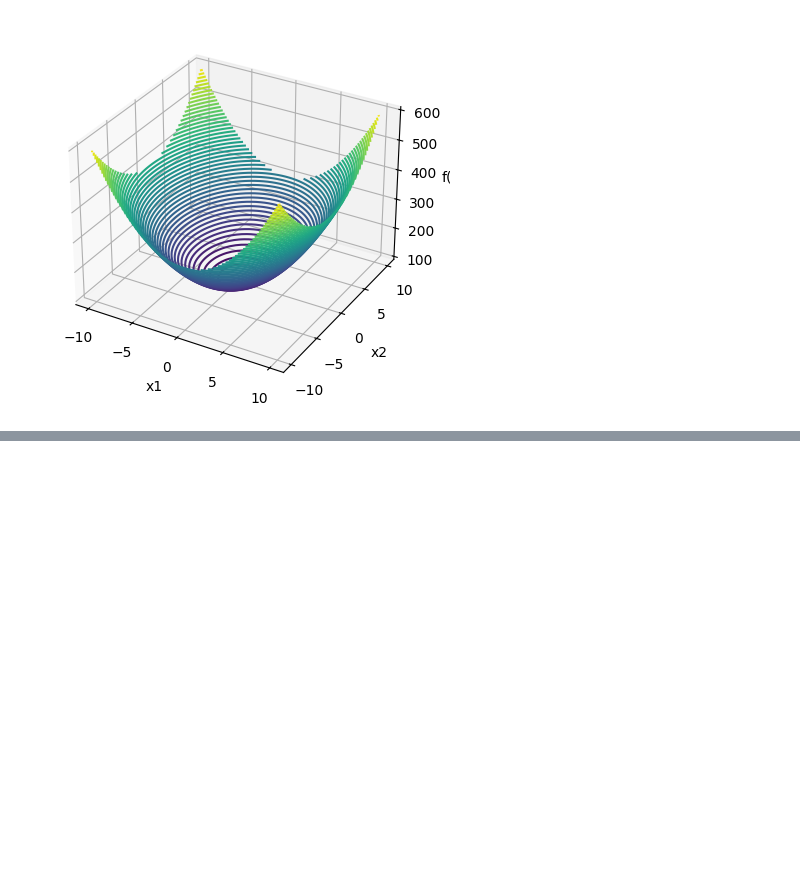
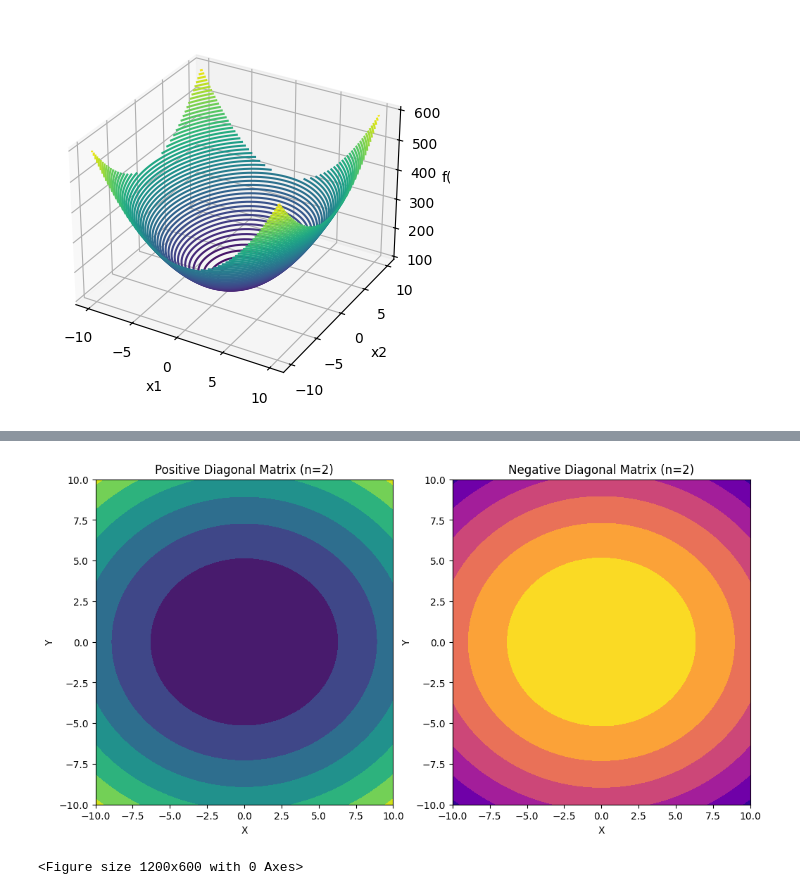
Before and after one commit to MBAhmadi/Math-in-ML, a Jupyter notebook: P5.ipynb, the cells around one changed output, grey strips where cells are left out. Cells and saved outputs as stored; diff of their text form; code cells hidden in the pictures; blank space fills up the shorter version.

```diff
--- a/P5.ipynb
+++ b/P5.ipynb
@@ -46,0 +100,80 @@ plt.show()
+# %%
+import numpy as np
+import matplotlib.pyplot as plt
+from mpl_toolkits.mplot3d import Axes3D
+
+# تعریف بردارهای x و y در فضای دو بعدی و سه بعدی
+x_values = np.linspace(-10, 10, 100)
+X, Y = np.meshgrid(x_values, x_values)
+
+# فضای دو بعدی (n=2)
+A_positive_2d = np.array([[2, 0], [0, 3]])  # ماتریس قطری با درایه‌های مثبت
+A_negative_2d = np.array([[-2, 0], [0, -3]])  # ماتریس قطری با درایه‌های منفی
+
+# فضای سه بعدی (n=3)
+# برای رسم در فضای سه بعدی باید تابع را ساده‌تر کنیم
+A_positive_3d = np.diag([2, 3, 4])  # ماتریس قطری با درایه‌های مثبت
+A_negative_3d = np.diag([-2, -3, -4])  # ماتریس قطری با درایه‌های منفی
+
+# تابع f(x) = x^T A x برای فضای دو بعدی
+def quadratic_form_2d(A, X, Y):
+    return A[0, 0] * X**2 + A[1, 1] * Y**2
+
+# تابع f(x) = x^T A x برای فضای سه بعدی
+def quadratic_form_3d(A, x, y, z):
+    return A[0, 0] * x**2 + A[1, 1] * y**2 + A[2, 2] * z**2
+
+# محاسبه خروجی تابع برای فضای دو بعدی
+Z_positive_2d = quadratic_form_2d(A_positive_2d, X, Y)
+Z_negative_2d = quadratic_form_2d(A_negative_2d, X, Y)
+
+# رسم نمودار برای فضای دو بعدی
+fig, axs = plt.subplots(1, 2, figsize=(12, 6))
+
+# نمودار برای ماتریس قطری با درایه‌های مثبت (n=2)
+axs[0].contourf(X, Y, Z_positive_2d, cmap='viridis')
+axs[0].set_title('Positive Diagonal Matrix (n=2)')
+axs[0].set_xlabel('X')
+axs[0].set_ylabel('Y')
+
+# نمودار برای ماتریس قطری با درایه‌های منفی (n=2)
+axs[1].contourf(X, Y, Z_negative_2d, cmap='plasma')
+axs[1].set_title('Negative Diagonal Matrix (n=2)')
+axs[1].set_xlabel('X')
+axs[1].set_ylabel('Y')
+
+plt.show()
+
+# رسم برای فضای سه بعدی
+fig = plt.figure(figsize=(12, 6))
+
+# فضای سه بعدی و بردارهای x, y, z
+x_values_3d = np.linspace(-10, 10, 50)
+y_values_3d = np.linspace(-10, 10, 50)
+z_values_3d = np.linspace(-10, 10, 50)
+
+X_3d, Y_3d, Z_3d = np.meshgrid(x_values_3d, y_values_3d, z_values_3d)
+
+# محاسبه خروجی تابع برای فضای سه بعدی با ماتریس مثبت و منفی
+def plot_3d(A, title):
+    fig = plt.figure(figsize=(8, 6))
+    ax = fig.add_subplot(111, projection='3d')
+    x = X_3d.flatten()
+    y = Y_3d.flatten()
+    z = Z_3d.flatten()
+    f_values = quadratic_form_3d(A, x, y, z)
+    ax.scatter(x, y, z, c=f_values, cmap='coolwarm', s=5)
+    ax.set_title(title)
+    ax.set_xlabel('X')
+    ax.set_ylabel('Y')
+    ax.set_zlabel('Z')
+    plt.show()
+
+# رسم نمودار برای فضای سه بعدی با ماتریس قطری مثبت
+plot_3d(A_positive_3d, 'Positive Diagonal Matrix (n=3)')
+
+# رسم نمودار برای فضای سه بعدی با ماتریس قطری منفی
+plot_3d(A_negative_3d, 'Negative Diagonal Matrix (n=3)')
+# %% [output]
+[figure, added]
+<Figure size 1200x600 with 0 Axes>
```
Also changed, not shown: parts of 10 cells of this notebook.
